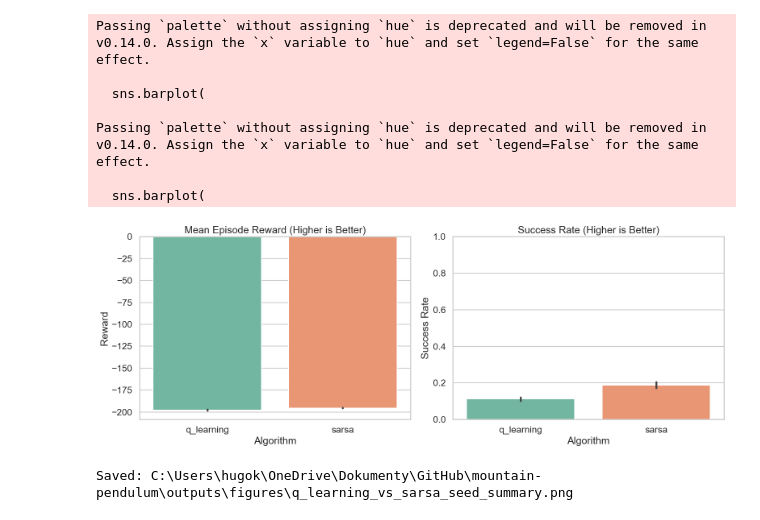
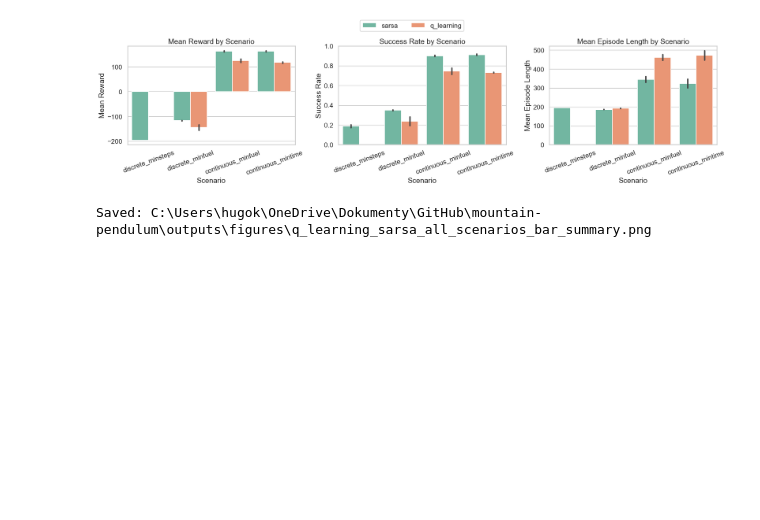
Before and after one commit to Seraphim-Systems/mountain-pendulum, a Jupyter notebook: notebooks/04_q_learning_vs_sarsa_comparison.ipynb, the cells around one changed output. Drawn from its saved outputs; the diff is of its cells as text; code cells hidden in the pictures; blank space fills up the shorter version.

```diff
--- a/notebooks/04_q_learning_vs_sarsa_comparison.ipynb
+++ b/notebooks/04_q_learning_vs_sarsa_comparison.ipynb
@@ -50,46 +135,64 @@ combined_seed_df
 # %%
-fig, axes = plt.subplots(1, 2, figsize=(16, 6))
+plot_df = seed_df.copy()
+
+fig, axes = plt.subplots(1, 3, figsize=(22, 6))
 
 sns.barplot(
-    data=combined_seed_df,
-    x="algorithm",
+    data=plot_df,
+    x="scenario",
     y="mean_reward",
-    estimator=np.mean,
+    hue="algorithm",
     errorbar="sd",
     palette="Set2",
     ax=axes[0],
 )
-axes[0].set_title("Mean Episode Reward (Higher is Better)")
-axes[0].set_xlabel("Algorithm")
-axes[0].set_ylabel("Reward")
+axes[0].set_title("Mean Reward by Scenario")
+axes[0].set_xlabel("Scenario")
+axes[0].set_ylabel("Mean Reward")
+axes[0].tick_params(axis="x", rotation=20)
 
 sns.barplot(
-    data=combined_seed_df,
-    x="algorithm",
+    data=plot_df,
+    x="scenario",
     y="success_rate",
-    estimator=np.mean,
+    hue="algorithm",
     errorbar="sd",
     palette="Set2",
     ax=axes[1],
 )
-axes[1].set_title("Success Rate (Higher is Better)")
-axes[1].set_xlabel("Algorithm")
+axes[1].set_title("Success Rate by Scenario")
+axes[1].set_xlabel("Scenario")
 axes[1].set_ylabel("Success Rate")
 axes[1].set_ylim(0, 1)
+axes[1].tick_params(axis="x", rotation=20)
 
-plt.tight_layout()
-out_path = FIG_DIR / "q_learning_vs_sarsa_seed_summary.png"
+sns.barplot(
+    data=plot_df,
+    x="scenario",
+    y="mean_episode_length",
+    hue="algorithm",
+    errorbar="sd",
+    palette="Set2",
+    ax=axes[2],
+)
+axes[2].set_title("Mean Episode Length by Scenario")
+axes[2].set_xlabel("Scenario")
+axes[2].set_ylabel("Mean Episode Length")
+axes[2].tick_params(axis="x", rotation=20)
+
+# Keep one legend per figure for readability.
+for ax in axes:
+    if ax.get_legend() is not None:
+        ax.get_legend().remove()
+handles, labels = axes[0].get_legend_handles_labels()
+fig.legend(handles, labels, loc="upper center", ncol=2, frameon=True)
+
+plt.tight_layout(rect=[0, 0, 1, 0.92])
+out_path = FIG_DIR / "q_learning_sarsa_all_scenarios_bar_summary.png"
 plt.savefig(out_path, dpi=180, bbox_inches="tight")
 plt.show()
 print(f"Saved: {out_path}")
 # %% [output]
+[figure, new version]
-Passing `palette` without assigning `hue` is deprecated and will be removed in v0.14.0. Assign the `x` variable to `hue` and set `legend=False` for the same effect.
-
-  sns.barplot(
-
-Passing `palette` without assigning `hue` is deprecated and will be removed in v0.14.0. Assign the `x` variable to `hue` and set `legend=False` for the same effect.
-
-  sns.barplot(
+Saved: C:\Users\hugok\OneDrive\Dokumenty\GitHub\mountain-pendulum\outputs\figures\q_learning_sarsa_all_scenarios_bar_summary.png
-[figure, old version]
-Saved: C:\Users\hugok\OneDrive\Dokumenty\GitHub\mountain-pendulum\outputs\figures\q_learning_vs_sarsa_seed_summary.png
 # %%
```
Also changed, not shown: parts of 7 cells of this notebook, 4 other files.
